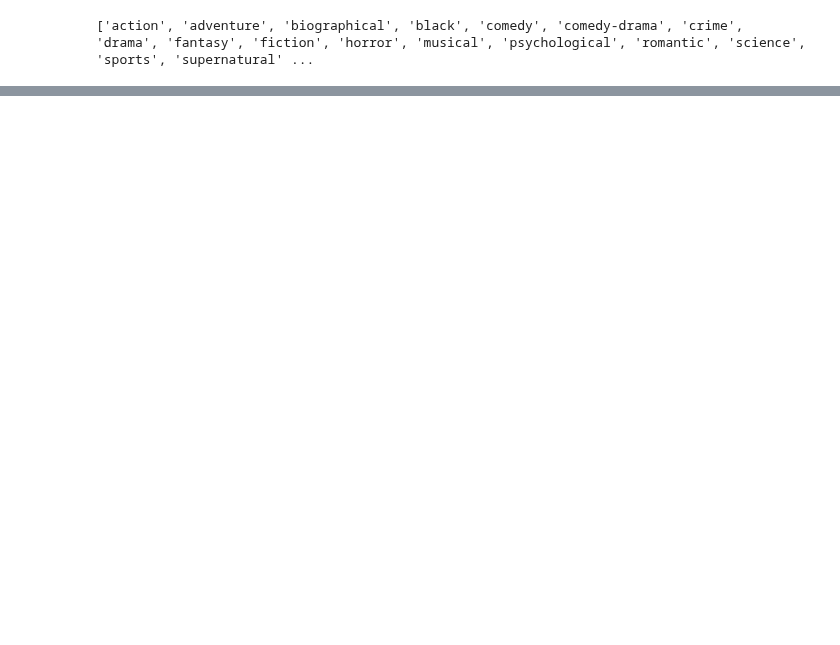
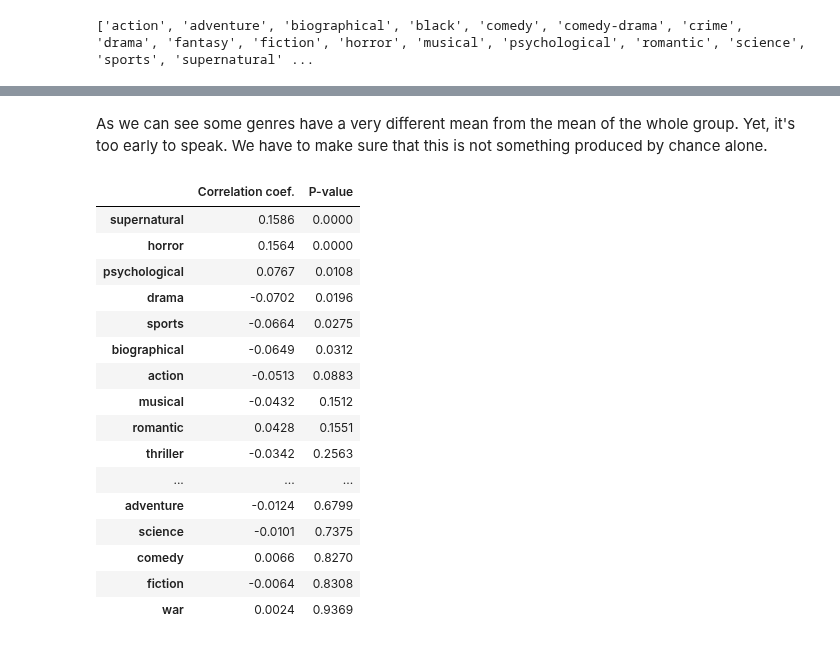
Before and after one commit to S3tuit/jup_lab, a Jupyter notebook: movies_analysis.ipynb, the cells around one changed output, grey strips where cells are left out. Saved outputs shown, nothing was run; the diff lists cells and outputs as text; code cells hidden in the pictures; blank space fills up the shorter version.

```diff
--- a/movies_analysis.ipynb
+++ b/movies_analysis.ipynb
@@ -171,0 +94,39 @@ low_df['drama'].sum()
+# %% [markdown]
+As we can see some genres have a very different mean from the mean of the whole group. Yet, it's too early to speak. We have to make sure that this is not something produced by chance alone.
+# %%
+pd.set_option('display.float_format',  '{:.4f}'.format)
+
+from scipy.stats import pearsonr
+
+pearsonr_df_stat= []
+pearsonr_df_pv= []
+pearsonr_id = []
+
+for genre in low_genres:
+    values = pearsonr(low_df[genre], low_df['Profit perc'])
+    pearsonr_df_stat.append(values[0])
+    pearsonr_df_pv.append(values[1])
+    pearsonr_id.append(genre)
+
+
+pearsonr_df = pd.DataFrame(index=pearsonr_id, data={'Correlation coef.':pearsonr_df_stat,
+            'P-value':pearsonr_df_pv}).sort_values('P-value')
+pearsonr_df
+# %% [output]
+|  | Correlation coef. | P-value |
+| supernatural | 0.1586 | 0.0000 |
+| horror | 0.1564 | 0.0000 |
+| psychological | 0.0767 | 0.0108 |
+| drama | -0.0702 | 0.0196 |
+| sports | -0.0664 | 0.0275 |
+| biographical | -0.0649 | 0.0312 |
+| action | -0.0513 | 0.0883 |
+| musical | -0.0432 | 0.1512 |
+| romantic | 0.0428 | 0.1551 |
+| thriller | -0.0342 | 0.2563 |
+| ... | ... | ... |
+| adventure | -0.0124 | 0.6799 |
+| science | -0.0101 | 0.7375 |
+| comedy | 0.0066 | 0.8270 |
+| fiction | -0.0064 | 0.8308 |
+| war | 0.0024 | 0.9369 |
```
Also changed, not shown: parts of 22 cells of this notebook.
